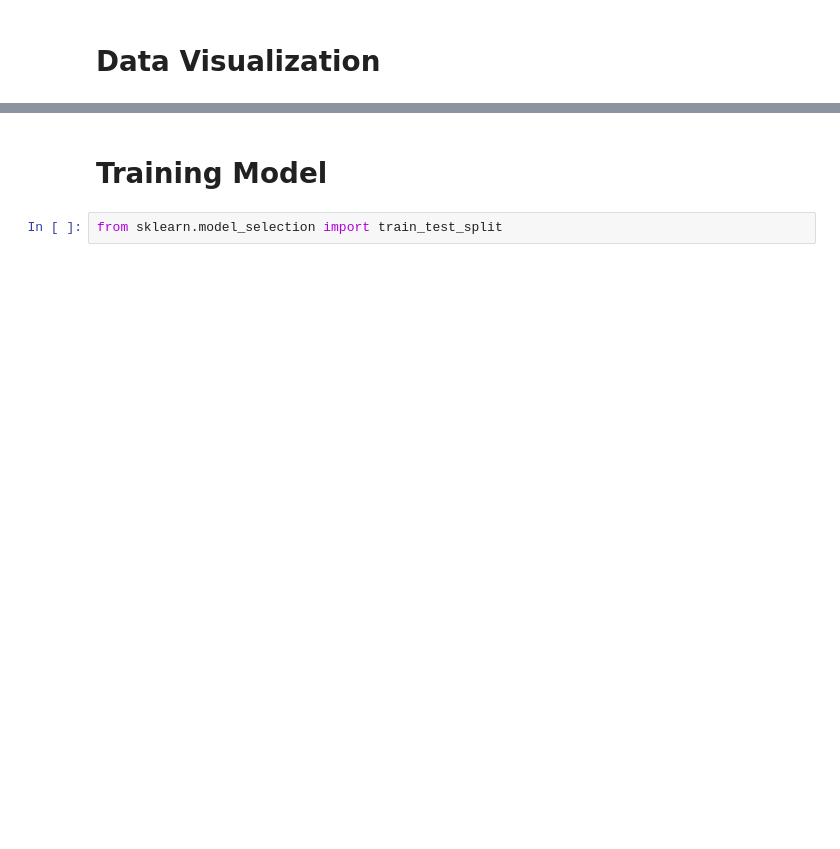
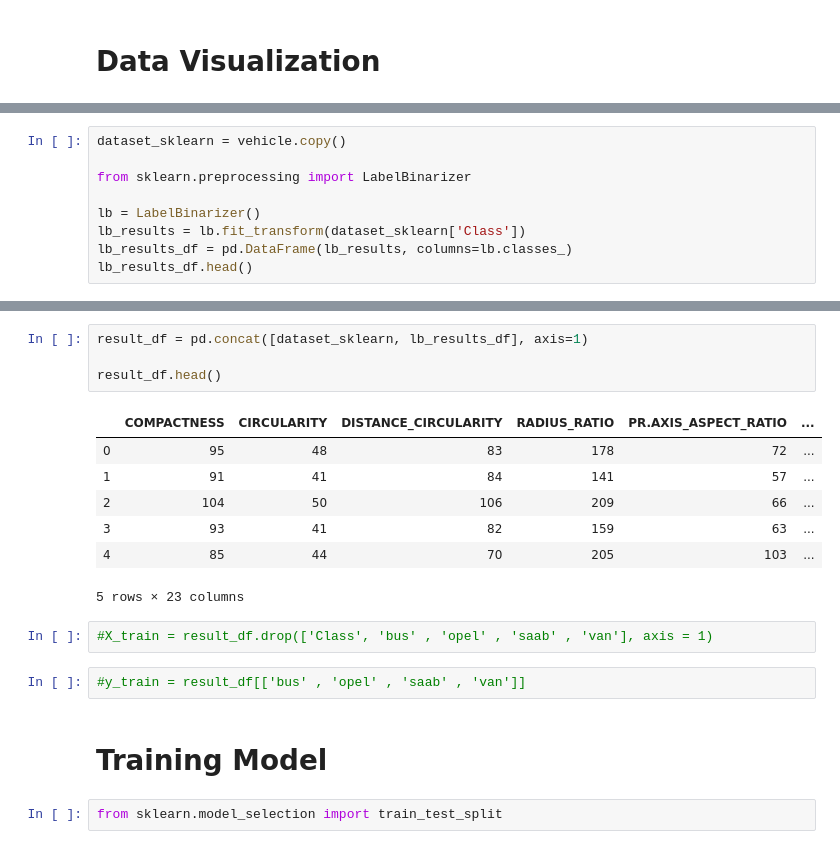
Before and after one commit to mozilla/PRESC, a Jupyter notebook: dev/shiza16/Vehicle_Classifier.ipynb, the cells around one changed output, grey strips where cells are left out. Cells and saved outputs as stored; diff of their text form; blank space fills up the shorter version.

Commit message:
change categorical data into numerical data

```diff
--- a/dev/shiza16/Vehicle_Classifier.ipynb
+++ b/dev/shiza16/Vehicle_Classifier.ipynb
@@ -21,0 +81,9 @@ Mvehicle.data_visualization(vehicle)
+# %%
+dataset_sklearn = vehicle.copy()
+
+from sklearn.preprocessing import LabelBinarizer
+
+lb = LabelBinarizer()
+lb_results = lb.fit_transform(dataset_sklearn['Class'])
+lb_results_df = pd.DataFrame(lb_results, columns=lb.classes_)
+lb_results_df.head()
@@ -22,3 +97,19 @@ Mvehicle.data_visualization(vehicle)
+# %%
+result_df = pd.concat([dataset_sklearn, lb_results_df], axis=1)
+
+result_df.head()
+# %% [output]
+|  | COMPACTNESS | CIRCULARITY | DISTANCE_CIRCULARITY | RADIUS_RATIO | PR.AXIS_ASPECT_RATIO | ... |
+| 0 | 95 | 48 | 83 | 178 | 72 | ... |
+| 1 | 91 | 41 | 84 | 141 | 57 | ... |
+| 2 | 104 | 50 | 106 | 209 | 66 | ... |
+| 3 | 93 | 41 | 82 | 159 | 63 | ... |
+| 4 | 85 | 44 | 70 | 205 | 103 | ... |
+5 rows × 23 columns
+# %%
+#X_train = result_df.drop(['Class', 'bus' , 'opel' , 'saab' , 'van'], axis = 1)
+# %%
+#y_train = result_df[['bus' , 'opel' , 'saab' , 'van']]
 # %% [markdown]
 # Training Model
 # %%
```
Also changed, not shown: parts of 27 cells of this notebook, 1 other file.
